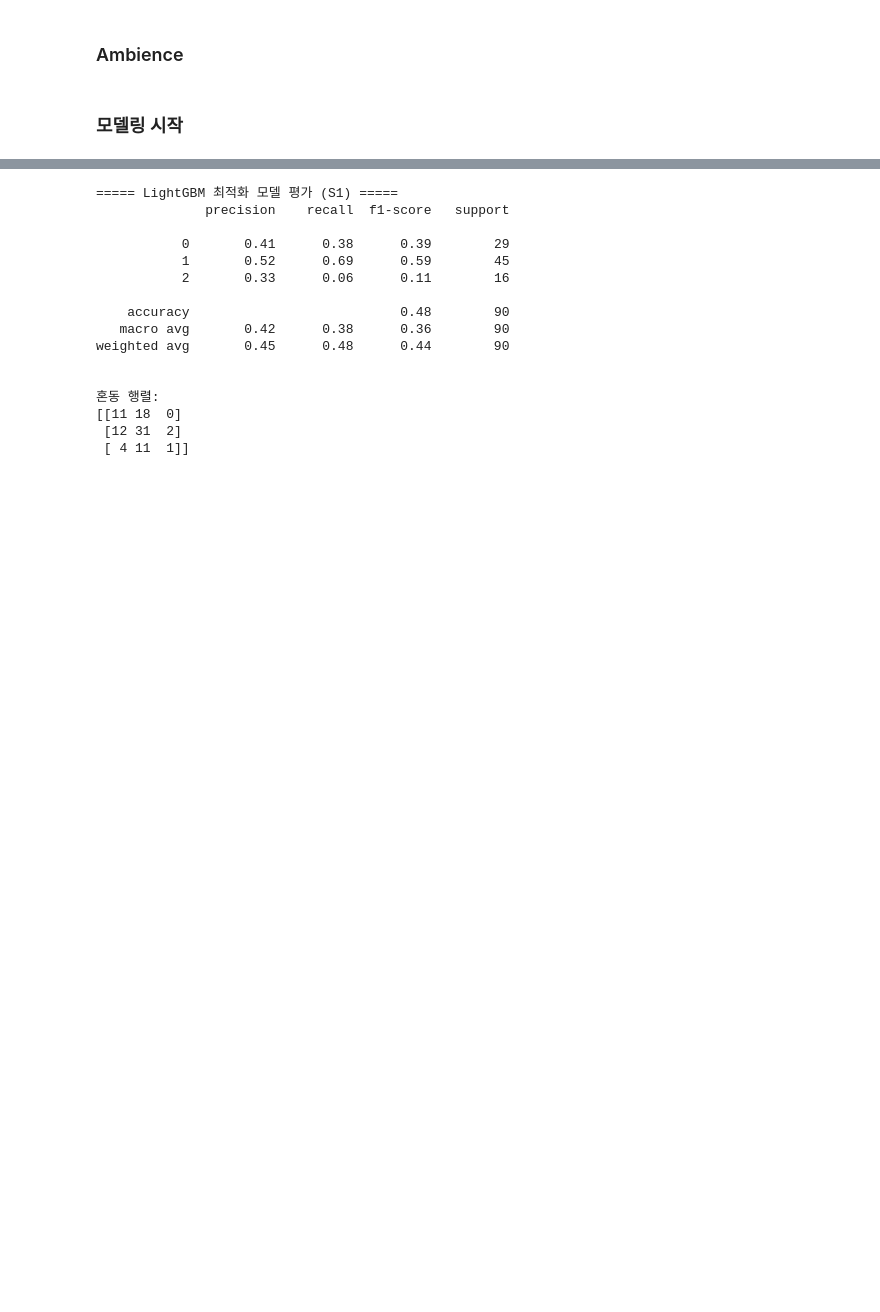
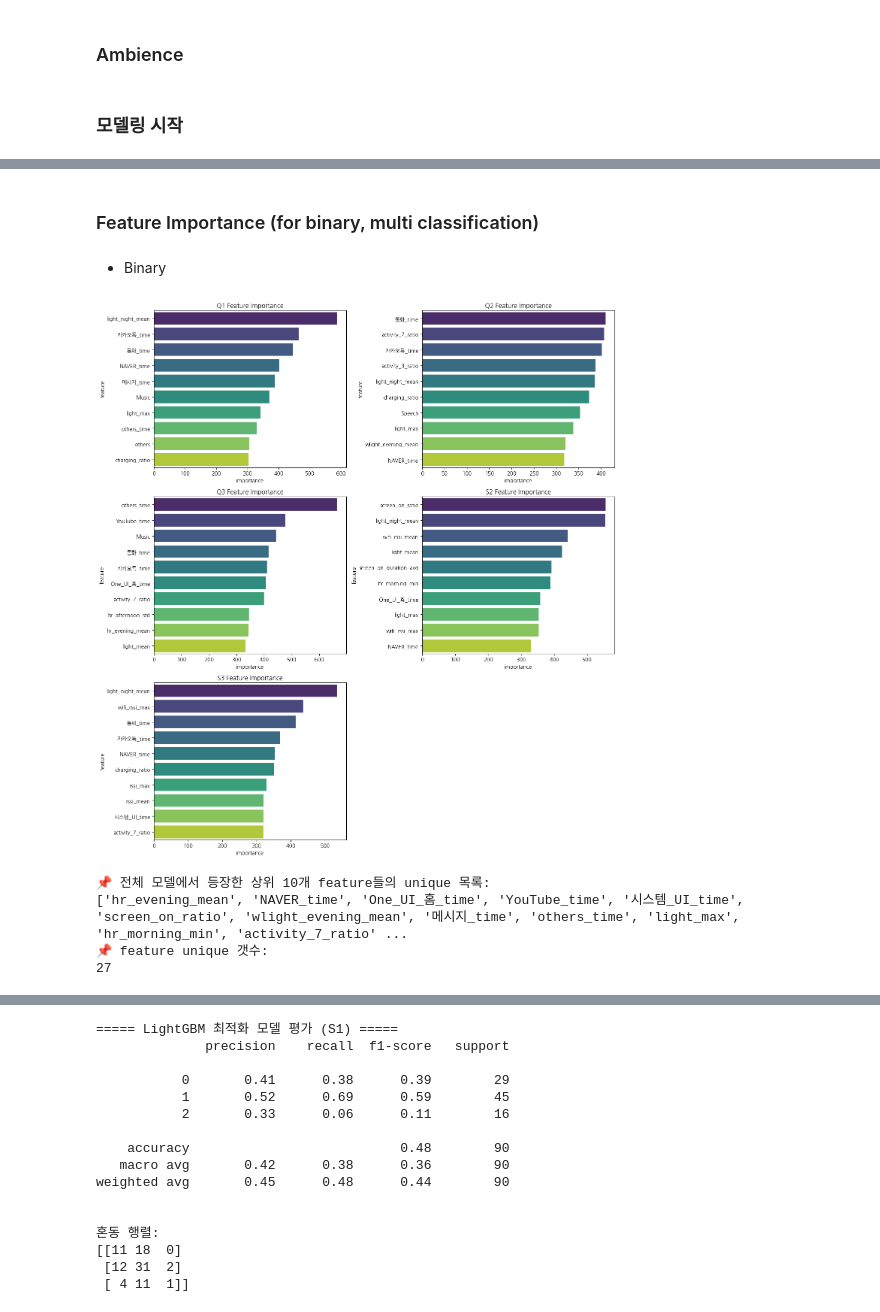
Before and after one commit to datalab-hub/lifelog-sleep-ictc-2025, a Jupyter notebook: minjeong/dacon_etri_base_mod3_2.ipynb, the cells around one changed output, grey strips where cells are left out. Drawn from its saved outputs; the diff is of its cells as text; code cells hidden in the pictures; blank space fills up the shorter version.

```diff
--- a/minjeong/dacon_etri_base_mod3_2.ipynb
+++ b/minjeong/dacon_etri_base_mod3_2.ipynb
@@ -680,7 +692,7 @@ wPedo_df2 = process_wPedo(wPedo_df)
 from functools import reduce
 df_list = [
     mACStatus_df2,
-    mActivity_df2,
+    mActivity_df3, #  mActivity_df2 [★]
     mAmbience_df2,
     mBle_df2,
     m_Gps_df2,
@@ -911,0 +817,63 @@ Fitting 3 folds for each of 32 candidates, totalling 96 fits
+# %% [markdown]
+### Feature Importance (for binary, multi classification)
+# %% [markdown]
+* Binary
+# %%
+import matplotlib.font_manager as fm
+
+# 나눔고딕 폰트 경로 설정 (한글인코딩)
+font_path = '/usr/share/fonts/truetype/nanum/NanumGothic.ttf'
+font_prop = fm.FontProperties(fname=font_path)
+plt.rc('font', family=font_prop.get_name())
+# %%
+import matplotlib.pyplot as plt
+import seaborn as sns
+import math
+
+top_features_binary = set() # feature top 10
+
+# subplot 수 계산
+n_models = len(binary_models_selected)
+n_cols = 2  # 한 줄에 두 개씩
+n_rows = math.ceil(n_models / n_cols)
+
+# subplot 생성
+fig, axes = plt.subplots(n_rows, n_cols, figsize=(14, 5 * n_rows))
+axes = axes.flatten()  # 2D -> 1D 배열로 변환
+
+for idx, (col_name, model) in enumerate(binary_models_selected.items()):
+    importance_df = pd.DataFrame({
+        'feature': X_selected.columns,
+        'importance': model.feature_importances_
+    }).sort_values('importance', ascending=False).head(10)  # 상위 10개만 표시
+
+    # 📌 상위 feature들을 set에 추가
+    top_features_binary.update(importance_df['feature'].unique())
+
+
+    sns.barplot(
+        x='importance', y='feature',
+        data=importance_df, ax=axes[idx], palette='viridis'
+    )
+    axes[idx].set_title(f'{col_name} Feature Importance')
+
+# 남은 빈 subplot 제거
+for j in range(idx + 1, len(axes)):
+    fig.delaxes(axes[j])
+
+plt.tight_layout()
+plt.show()
+# %% [output]
+[figure, added]
+# %%
+# 📌 결과 출력
+top_features_binary = list(top_features_binary)
+print("📌 전체 모델에서 등장한 상위 10개 feature들의 unique 목록:")
+print(top_features_binary)
+print("📌 feature unique 갯수:")
+print(len(top_features_binary))
+# %% [output]
+📌 전체 모델에서 등장한 상위 10개 feature들의 unique 목록:
+['hr_evening_mean', 'NAVER_time', 'One_UI_홈_time', 'YouTube_time', '시스템_UI_time', 'screen_on_ratio', 'wlight_evening_mean', '메시지_time', 'others_time', 'light_max', 'hr_morning_min', 'activity_7_ratio' ...
+📌 feature unique 갯수:
+27
```
Also changed, not shown: parts of 16 cells of this notebook, 3 other files.
